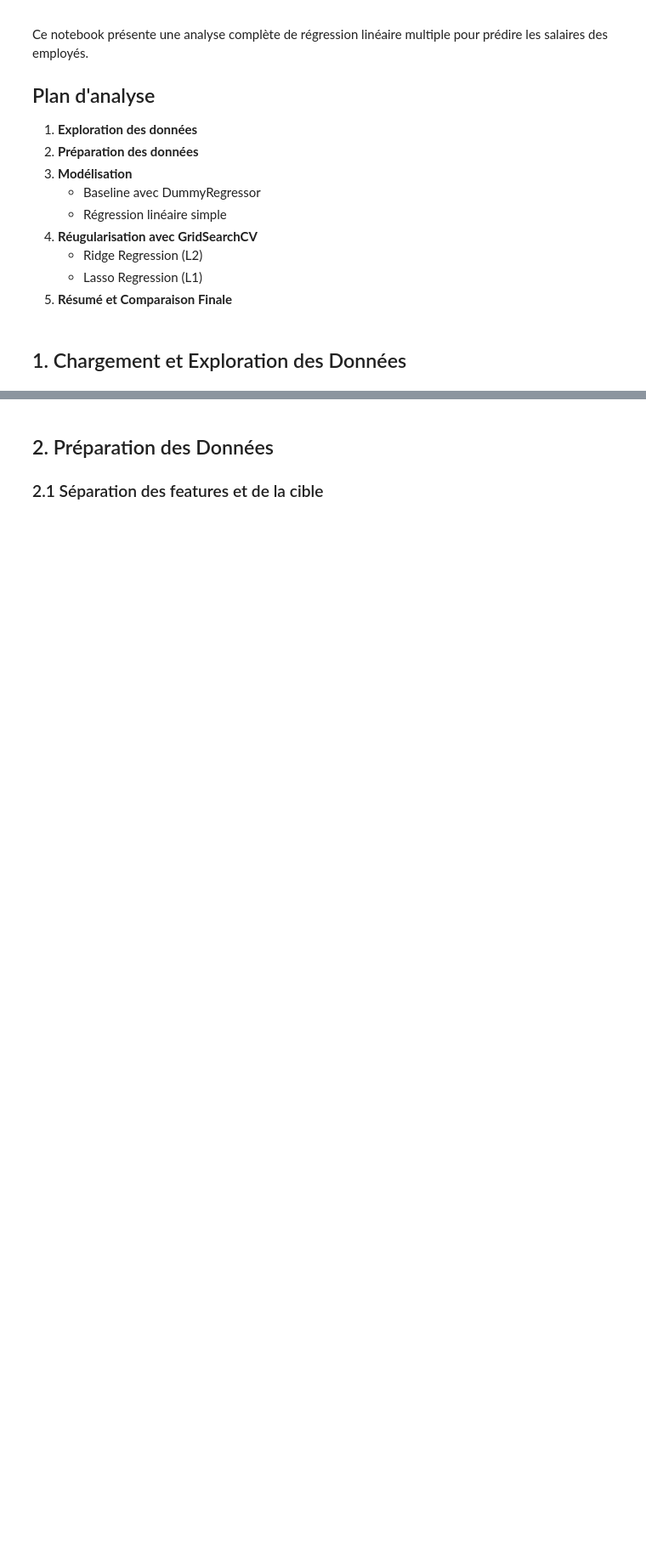
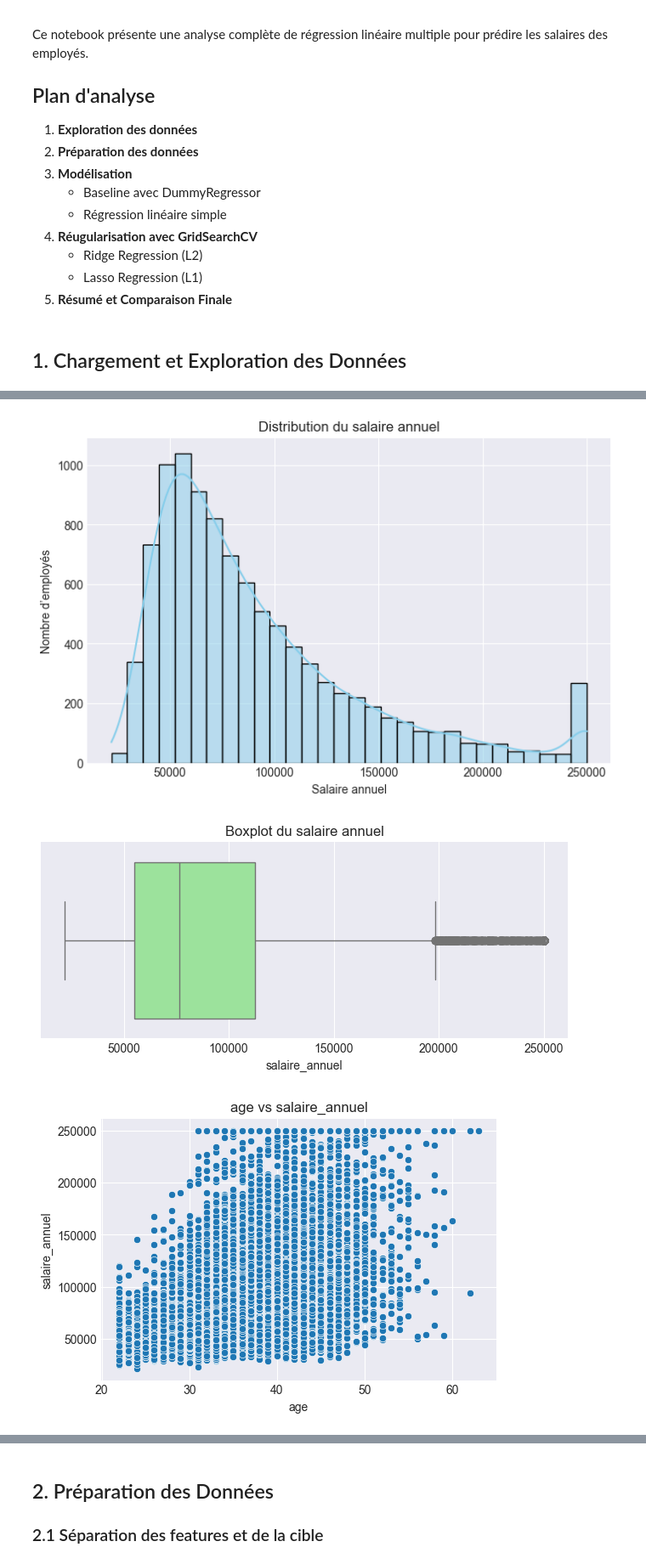
Before and after one commit to SamanthC/linear-regression-exercise, a Jupyter notebook: salary_regression_analysis.ipynb, the cells around one changed output, grey strips where cells are left out. Shown at 85% size. Cells and saved outputs as stored; diff of their text form; code cells hidden in the pictures; blank space fills up the shorter version.

```diff
--- a/salary_regression_analysis.ipynb
+++ b/salary_regression_analysis.ipynb
@@ -39,5 +39,7 @@ plt.style.use('seaborn-v0_8-darkgrid')
 ## 1. Chargement et Exploration des Données
 # %%
 # Chargement des données
+df = pd.read_csv("data/employee_salaries.csv")
+df.head(5)
 
 # TO DO : Charger le dataset employee_salaries.csv dans un DataFrame pandas et afficher les 5 premières lignes ainsi que la shape du dataset
@@ -48,4 +96,10 @@ plt.style.use('seaborn-v0_8-darkgrid')
 # %%
 # Séparation des variables numériques et catégorielles
+# Séparation des variables numériques et catégorielles
+numerical_features = df.select_dtypes(include=['int64', 'float64']).columns.tolist()
+categorical_features = df.select_dtypes(include=['object', 'category']).columns.tolist()
+
+print("Variables numériques :", numerical_features)
+print("Variables catégorielles :", categorical_features)
 
 # TO DO : créer deux listes qui séparent les variables numériques et catégorielles
@@ -56,0 +109,42 @@ plt.style.use('seaborn-v0_8-darkgrid')
+# %%
+# Analyse des données
+target = 'salaire_annuel'
+if target in numerical_features:
+    numerical_features.remove(target)
+
+plt.figure(figsize=(8,5))
+sns.histplot(df[target], kde=True, bins=30, color='skyblue')
+plt.title('Distribution du salaire annuel')
+plt.xlabel('Salaire annuel')
+plt.ylabel('Nombre d’employés')
+plt.show()
+
+plt.figure(figsize=(8,3))
+sns.boxplot(x=df[target], color='lightgreen')
+plt.title('Boxplot du salaire annuel')
+plt.show()
+
+for col in numerical_features:
+    plt.figure(figsize=(6,4))
+    sns.scatterplot(data=df, x=col, y=target)
+    plt.title(f'{col} vs {target}')
+    plt.show()
+
+for col in categorical_features:
+    plt.figure(figsize=(8,4))
+    sns.boxplot(x=col, y=target, data=df)
+    plt.title(f'{col} vs {target}')
+    plt.xticks(rotation=45)
+    plt.show()
+
+plt.figure(figsize=(10,8))
+corr_matrix = df[numerical_features + [target]].corr()
+sns.heatmap(corr_matrix, annot=True, fmt=".2f", cmap='coolwarm')
+plt.title('Corrélation des variables numériques avec le salaire annuel')
+plt.show()
+# TO DO : Analyser les données avec des visualisations appropriées (histogrammes, boxplots, heatmap de corrélation, etc.)
+# pour comprendre la distribution des variables et leurs relations avec la variable cible 'salaire'
+# %% [output]
+[figure, added]
+[figure, added]
+[figure, added]
```
Also changed, not shown: parts of 6 cells of this notebook.
